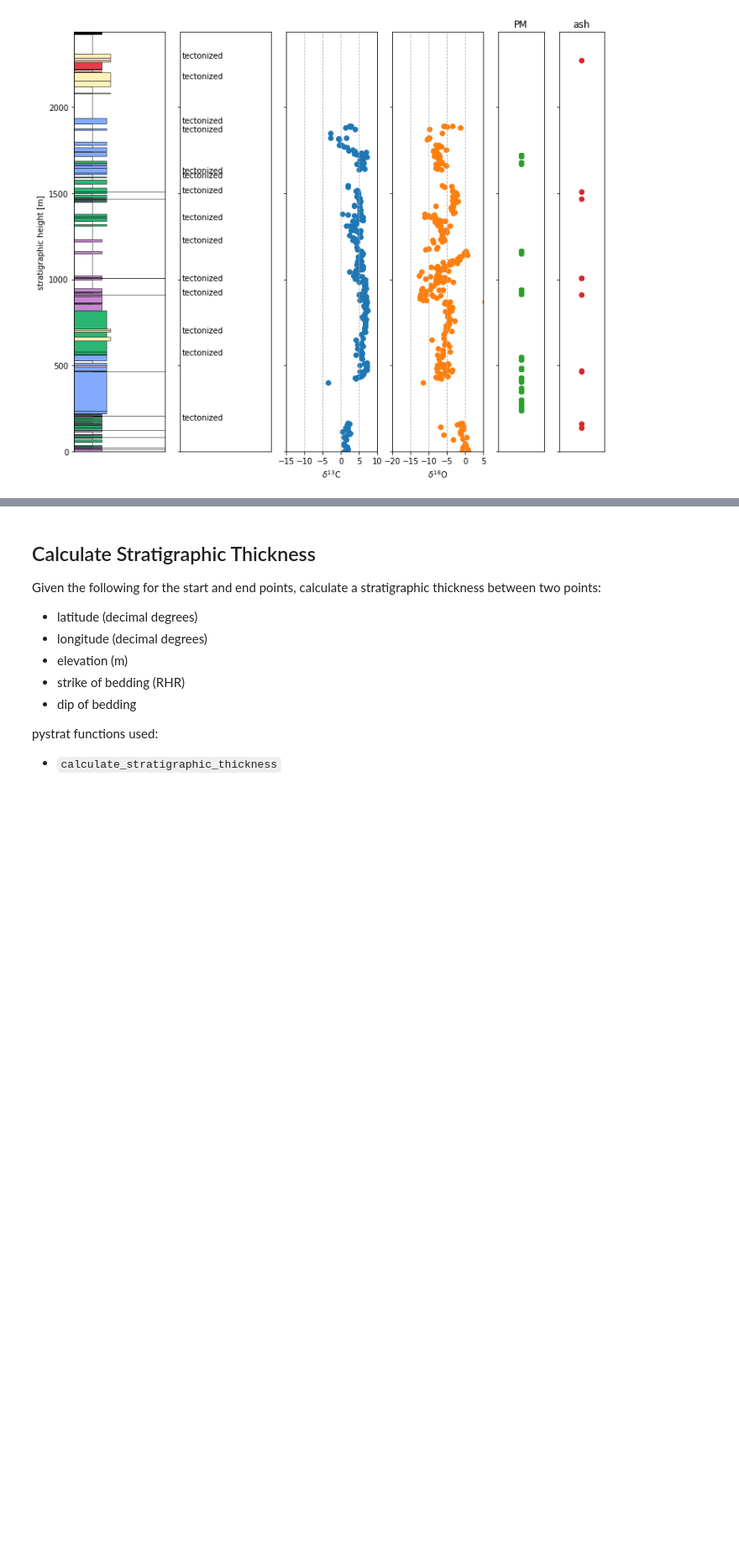
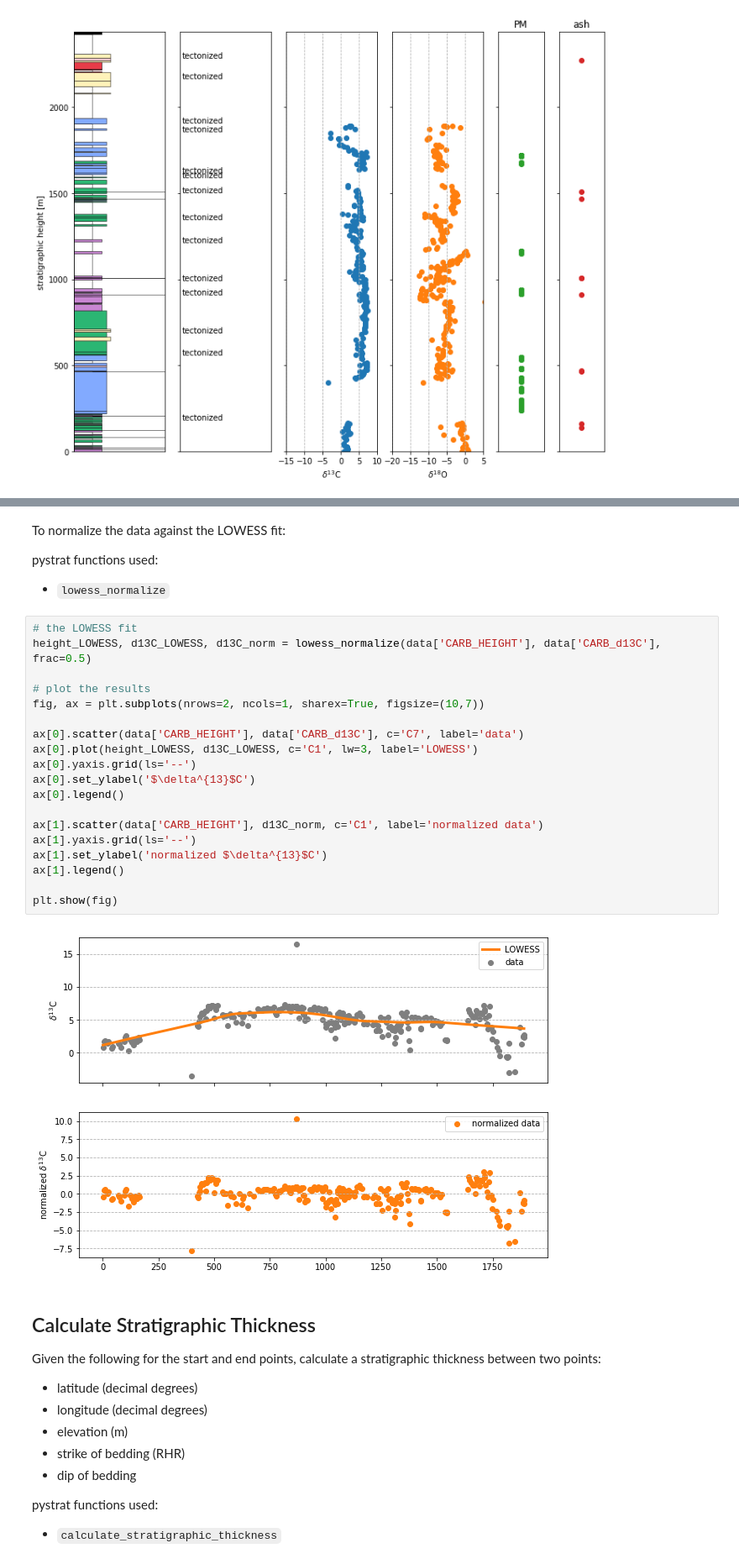
Before and after one commit to yuempark/pystrat, a Jupyter notebook: pystrat_MWE.ipynb, the cells around one changed output, grey strips where cells are left out. Shown at 84% size. Cells and saved outputs as stored; diff of their text form; blank space fills up the shorter version.

```diff
--- a/pystrat_MWE.ipynb
+++ b/pystrat_MWE.ipynb
@@ -100,3 +125,30 @@ plt.show(fig)
+# %% [markdown]
+To normalize the data against the LOWESS fit:
+
+pystrat functions used:
+
+* `lowess_normalize`
+# %%
+# the LOWESS fit
+height_LOWESS, d13C_LOWESS, d13C_norm = lowess_normalize(data['CARB_HEIGHT'], data['CARB_d13C'], frac=0.5)
+
+# plot the results
+fig, ax = plt.subplots(nrows=2, ncols=1, sharex=True, figsize=(10,7))
+
+ax[0].scatter(data['CARB_HEIGHT'], data['CARB_d13C'], c='C7', label='data')
+ax[0].plot(height_LOWESS, d13C_LOWESS, c='C1', lw=3, label='LOWESS')
+ax[0].yaxis.grid(ls='--')
+ax[0].set_ylabel('$\delta^{13}$C')
+ax[0].legend()
+
+ax[1].scatter(data['CARB_HEIGHT'], d13C_norm, c='C1', label='normalized data')
+ax[1].yaxis.grid(ls='--')
+ax[1].set_ylabel('normalized $\delta^{13}$C')
+ax[1].legend()
+
+plt.show(fig)
+# %% [output]
+[figure, added]
 # %% [markdown]
 ## Calculate Stratigraphic Thickness
 
```
Also changed, not shown: parts of 2 cells of this notebook, 1 other file.
